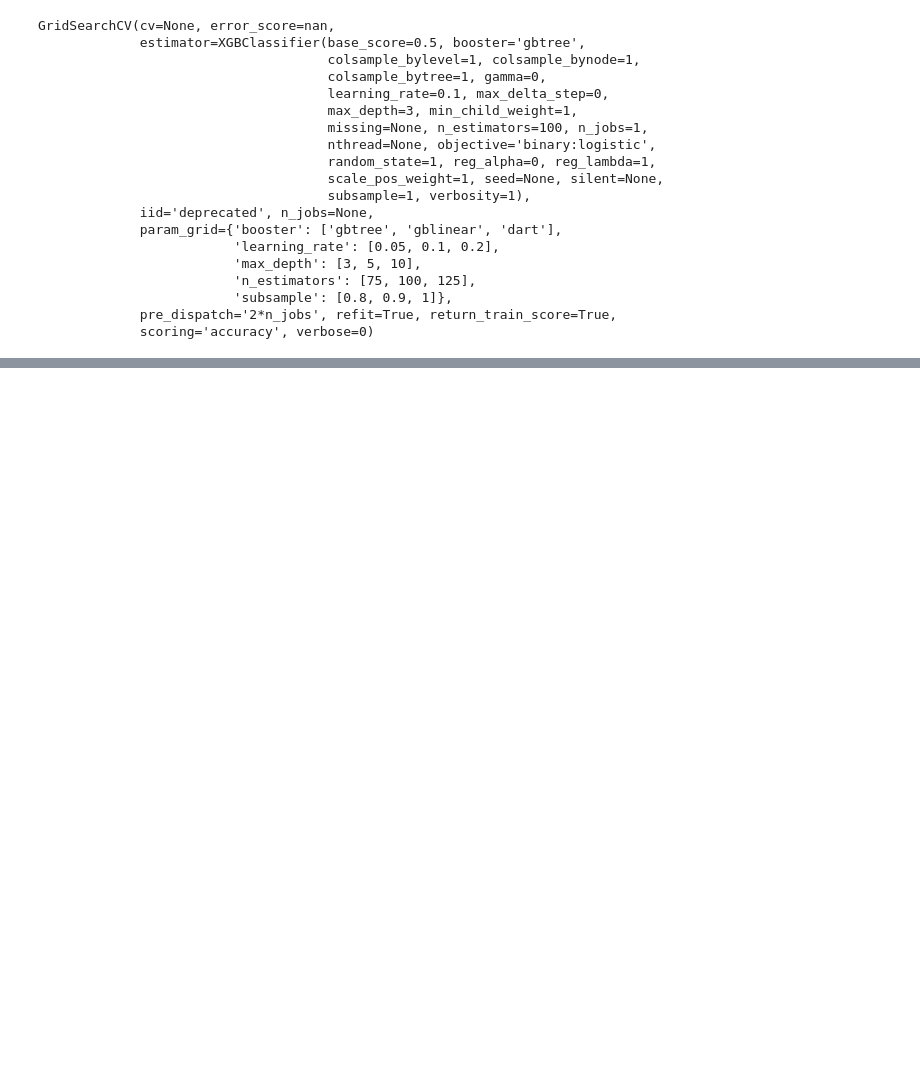
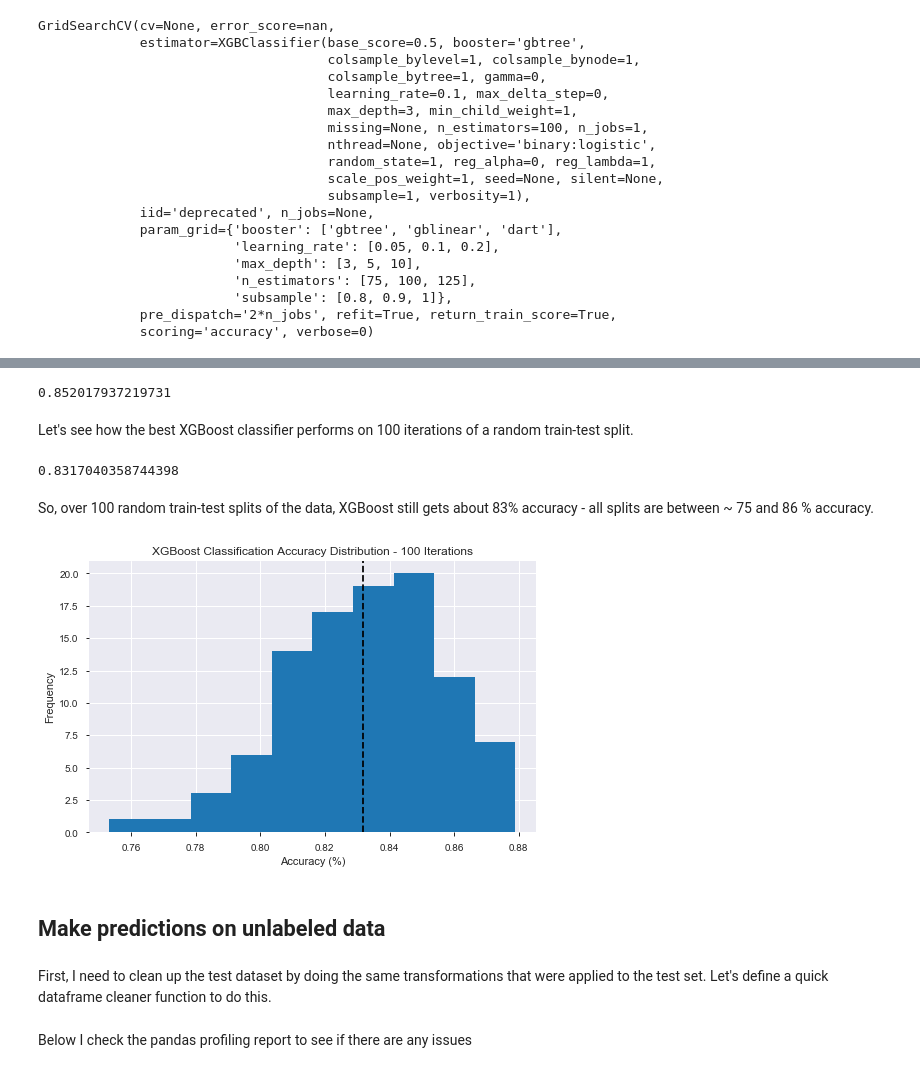
Before and after one commit to douglaspsteen/titanic, a Jupyter notebook: Titanic_Kaggle_Competition.ipynb, the cells around one changed output, grey strips where cells are left out. Drawn from its saved outputs; the diff is of its cells as text; code cells hidden in the pictures; blank space fills up the shorter version.

```diff
--- a/Titanic_Kaggle_Competition.ipynb
+++ b/Titanic_Kaggle_Competition.ipynb
@@ -513,0 +474,4 @@ Mean Cross Val. Acc.: 0.8272048207896553
+# %%
+# perform train-test split on data
+
+X_train, X_test, y_train, y_test = train_test_split(X, y, test_size=0.25)
@@ -513,0 +484,4 @@ Mean Cross Val. Acc.: 0.8272048207896553
+# %%
+# Fit tuned xg boost classifier on training data
+
+xgb_clf.fit(X_train, y_train)
@@ -513,0 +496,38 @@ Mean Cross Val. Acc.: 0.8272048207896553
+# %%
+# Predict values
+
+y_pred = xgb_clf.predict(X_test)
+# %%
+accuracy_score(y_test, y_pred)
+# %% [output]
+0.852017937219731
+# %% [markdown]
+Let's see how the best XGBoost classifier performs on 100 iterations of a random train-test split.
+# %%
+acc_scores = []
+
+for i in range(100):
+    X_train, X_test, y_train, y_test = train_test_split(X, y, test_size=0.25,
+                                                       random_state=i)
+    xgb_clf.fit(X_train, y_train)
+    y_pred = xgb_clf.predict(X_test)
+    acc_scores.append(accuracy_score(y_test, y_pred))
+
+print(np.mean(acc_scores))
+# %% [output]
+0.8317040358744398
+# %% [markdown]
+So, over 100 random train-test splits of the data, XGBoost still gets about 83% accuracy - all splits are between ~ 75 and 86 % accuracy.
+# %%
+fig, ax = plt.subplots(figsize=(8, 5))
+ax.hist(acc_scores)
+ax.axvline(x=np.mean(acc_scores), color='black', linestyle='--')
+ax.set_xlabel('Accuracy (%)')
+ax.set_ylabel('Frequency')
+ax.set_title('XGBoost Classification Accuracy Distribution - 100 Iterations');
+# %% [output]
+[figure, added]
+# %% [markdown]
+## Make predictions on unlabeled data
+# %% [markdown]
+First, I need to clean up the test dataset by doing the same transformations that were applied to the test set. Let's define a quick dataframe cleaner function to do this.
@@ -513,0 +576,2 @@ Mean Cross Val. Acc.: 0.8272048207896553
+# %% [markdown]
+Below I check the pandas profiling report to see if there are any issues
```
Also changed, not shown: parts of 36 cells of this notebook.
